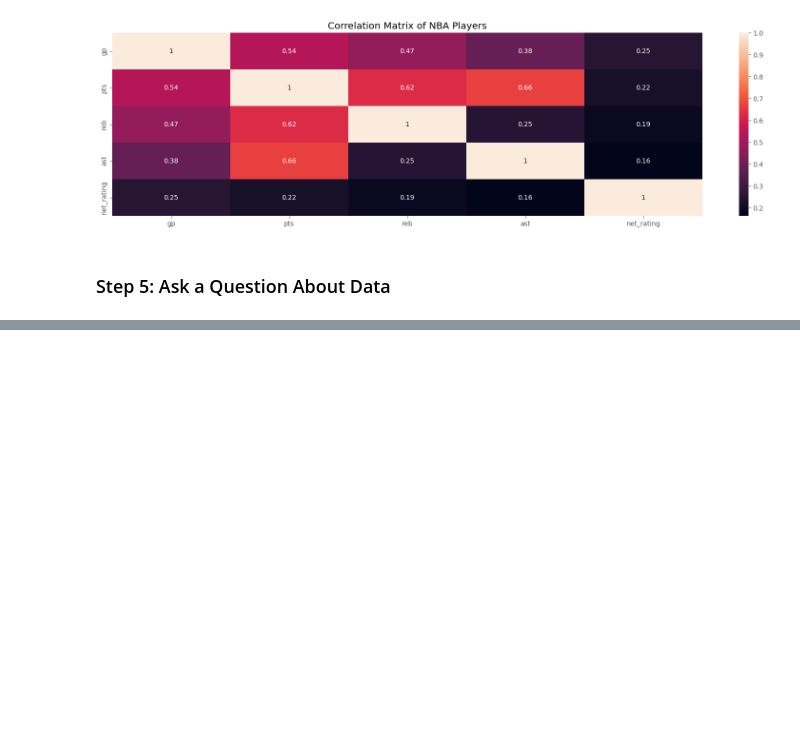
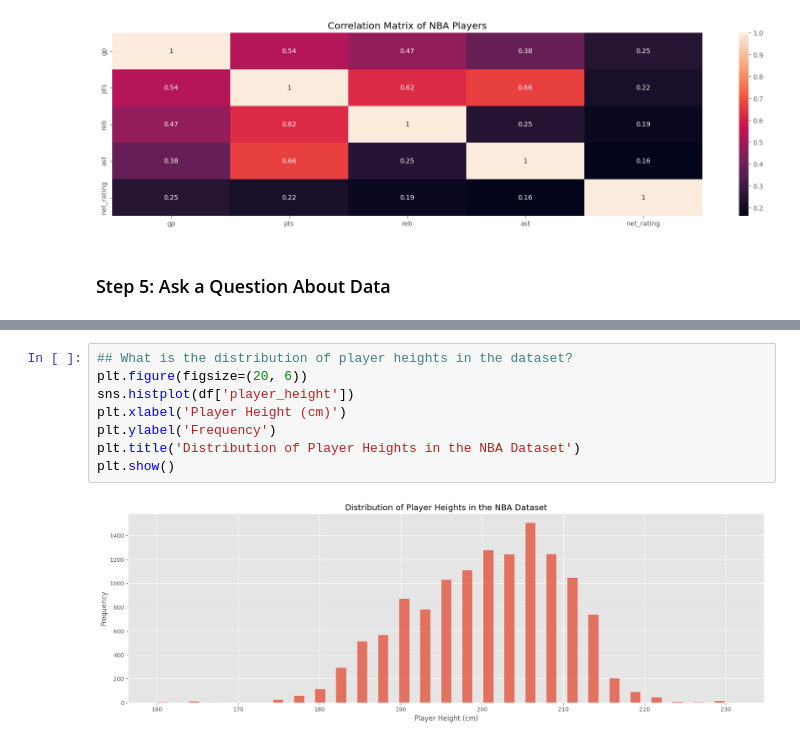
Before and after one commit to kaan4dev/nbaAnalysis, a Jupyter notebook: nba.ipynb, the cells around one changed output, grey strips where cells are left out. Drawn from its saved outputs; the diff is of its cells as text; blank space fills up the shorter version.

```diff
--- a/nba.ipynb
+++ b/nba.ipynb
@@ -221,0 +275,10 @@ plt.show()
+# %%
+## What is the distribution of player heights in the dataset?
+plt.figure(figsize=(20, 6))
+sns.histplot(df['player_height'])
+plt.xlabel('Player Height (cm)')
+plt.ylabel('Frequency')
+plt.title('Distribution of Player Heights in the NBA Dataset')
+plt.show()
+# %% [output]
+[figure, added]
```
Also changed, not shown: parts of 12 cells of this notebook, 2 other files.
